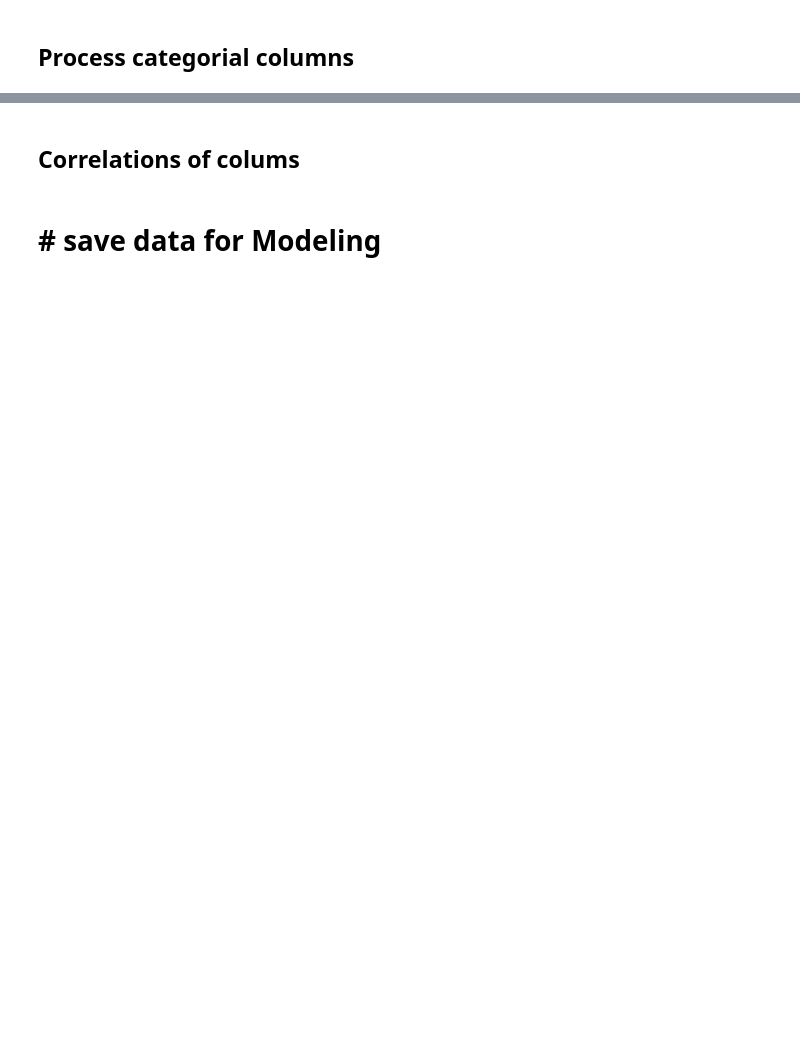
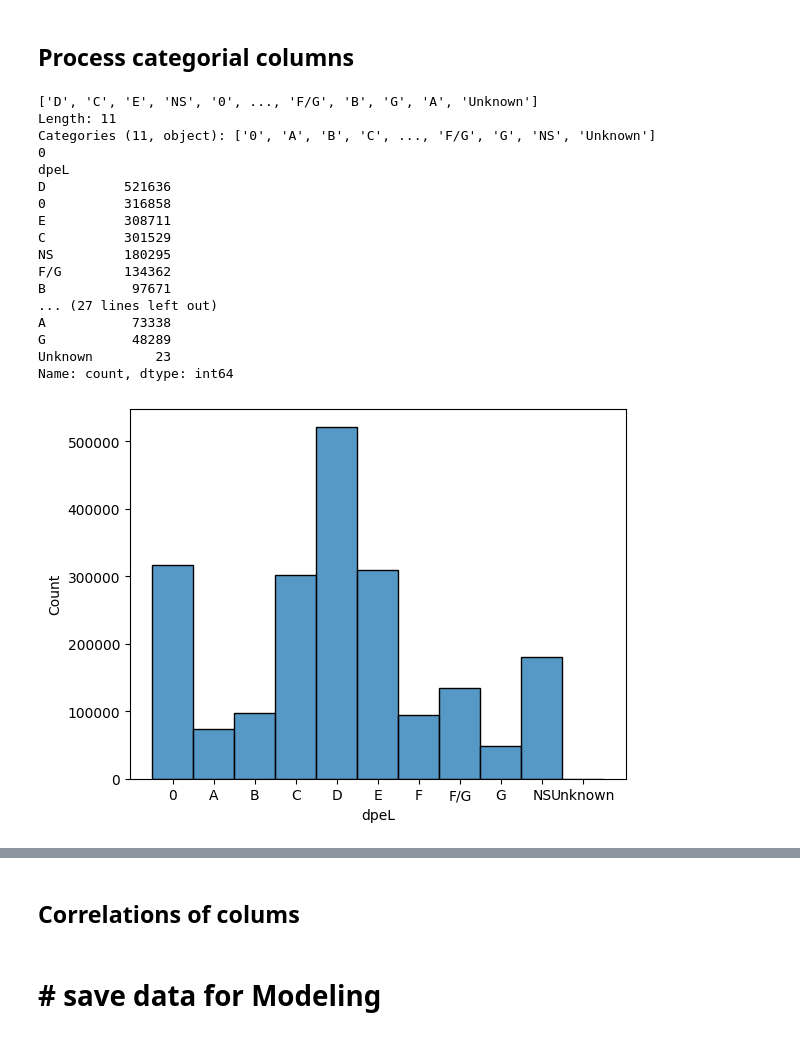
Before and after one commit to Clement2169/immocv, a Jupyter notebook: notebooks/TraitementAppartement-V1.ipynb, the cells around one changed output, grey strips where cells are left out. Cells and saved outputs as stored; diff of their text form; code cells hidden in the pictures; blank space fills up the shorter version.

```diff
--- a/notebooks/TraitementAppartement-V1.ipynb
+++ b/notebooks/TraitementAppartement-V1.ipynb
@@ -16,7 +16,7 @@ metropole_maison_file = "ventes-metropole-maison" + parquet_extension
 metropole_appartement_file_cleaned = metropole_appartement_file + "_step1_clean_" + parquet_extension
 
 dpe_ranking     = ['0','A','B','C','D','E','F','F/G','G','NS','Unknown']
-dpe_ranking_num = [10,1,2,3,4,5,6,6.5,7,9,10]
+dpe_ranking_num = [0,1,2,3,4,5,6,7,7,0,0]
 
 #  Set plot options
 LargePlotActive = False
@@ -389,27 +516,47 @@ for column in columns_categorial:
 # %%
 #  Process dpel
 #  NS means non significative
 # how to take into account dpe zero ?
+SmallPlotActive = True
 print(df["dpeL"].unique())
 print(df["dpeL"].isna().sum())
 print(df["dpeL"].value_counts())
 
 df["dpeL"] = df["dpeL"].fillna("Unknown")
 
 df["dpeL"] = df["dpeL"].replace(to_replace=["D - 231 kWh/m².year","D-218 kWh/m².year","Blank",'0 kWh/m².year'],value=["D","D","Unknown","0"])
 df["dpeL"] = df["dpeL"].replace(to_replace=["E kWh/m².year","D kWh/m².year","C kWh/m².year","A kWh/m².year","856","'"],value=["E","D","C","A","Unknown","Unknown"])
 
 df["dpeL"] = df["dpeL"].replace(to_replace=["VI"],value=["F/G"])
 print(df["dpeL"].value_counts())
 
 
 df['dpeL_num'] = df['dpeL'].replace(to_replace=dpe_ranking,value = dpe_ranking_num)
 
 df['dpeL'] = pd.Categorical(df['dpeL'], dpe_ranking)
 print(df["dpeL"].value_counts())
 
 if SmallPlotActive :
     sns.histplot(df["dpeL"])
     plt.show()
     plt.figure(figsize=(10,8))
     sns.histplot(df["dpeL_num"])
+# %% [output]
+['D', 'C', 'E', 'NS', '0', ..., 'F/G', 'B', 'G', 'A', 'Unknown']
+Length: 11
+Categories (11, object): ['0', 'A', 'B', 'C', ..., 'F/G', 'G', 'NS', 'Unknown']
+0
+dpeL
+D          521636
+0          316858
+E          308711
+C          301529
+NS         180295
+F/G        134362
+B           97671
+... (27 lines left out)
+A           73338
+G           48289
+Unknown        23
+Name: count, dtype: int64
+[figure, added]
```
Also changed, not shown: parts of 11 cells of this notebook.
